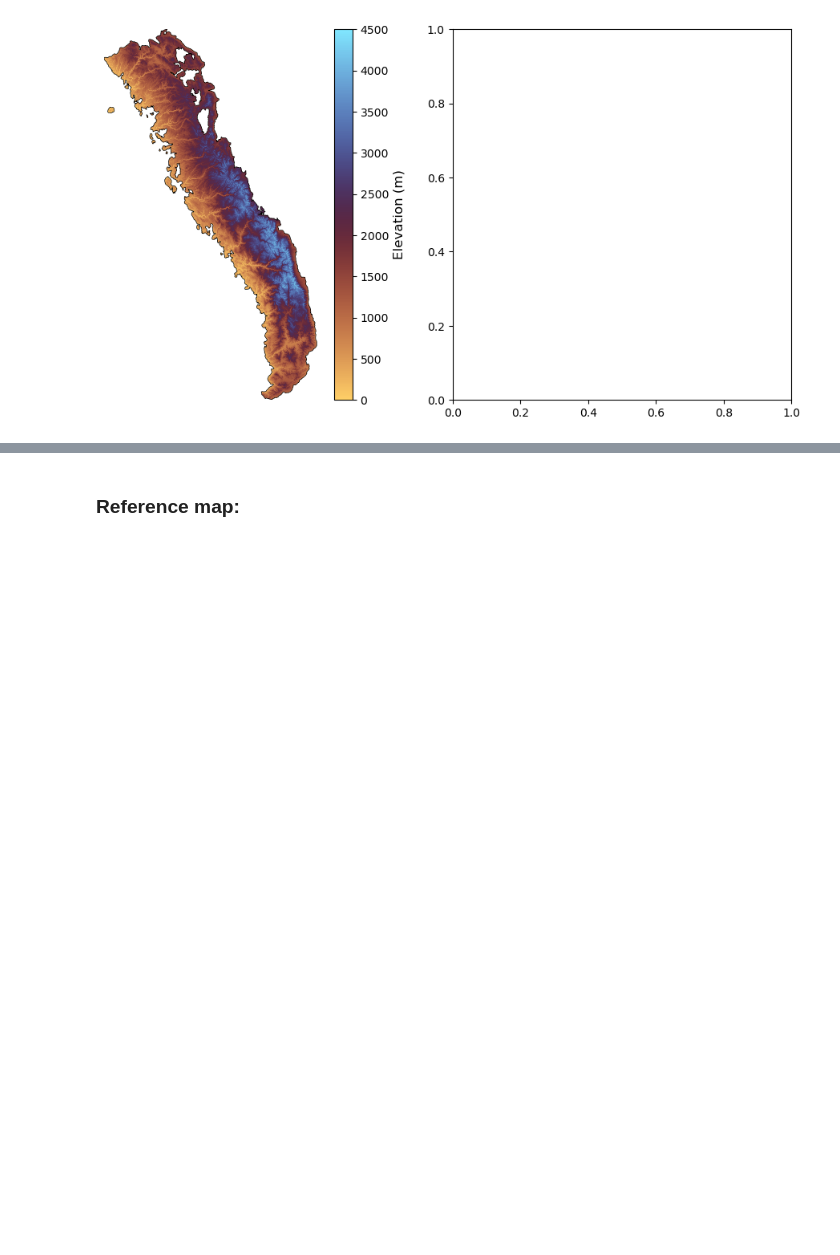
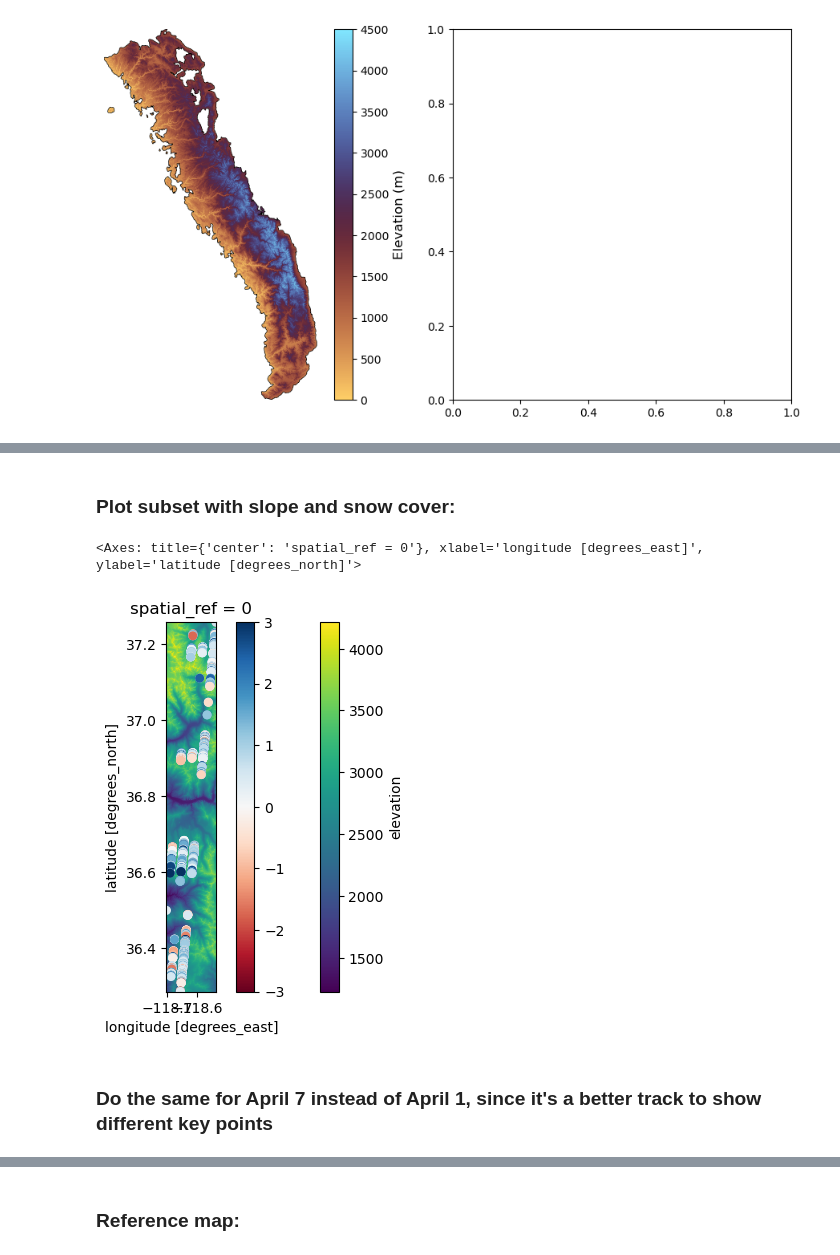
Before and after one commit to bessoh2/analog_snowmapping, a Jupyter notebook: notebooks/figure_making/site_fig.ipynb, the cells around one changed output, grey strips where cells are left out. Saved outputs shown, nothing was run; the diff lists cells and outputs as text; code cells hidden in the pictures; blank space fills up the shorter version.

Commit message:
worked on slope maps for fig 1

```diff
--- a/notebooks/figure_making/site_fig.ipynb
+++ b/notebooks/figure_making/site_fig.ipynb
@@ -134,0 +170,31 @@ cbar.set_label('Elevation (m)', size=12)
+# %%
+highlight_dates = ['2019-03-16','2020-04-11','2021-04-01']
+# %%
+highlight_index = 2
+
+min_x = atl06sr_gdf_snowy[(atl06sr_gdf_snowy['acqdate_dt']==highlight_dates[highlight_index]) & (atl06sr_gdf_snowy['n']>100)].geometry.x.min()
+min_y = atl06sr_gdf_snowy[(atl06sr_gdf_snowy['acqdate_dt']==highlight_dates[highlight_index]) & (atl06sr_gdf_snowy['n']>100)].geometry.y.min()
+max_x = atl06sr_gdf_snowy[(atl06sr_gdf_snowy['acqdate_dt']==highlight_dates[highlight_index]) & (atl06sr_gdf_snowy['n']>100)].geometry.x.max()
+max_y = atl06sr_gdf_snowy[(atl06sr_gdf_snowy['acqdate_dt']==highlight_dates[highlight_index]) & (atl06sr_gdf_snowy['n']>100)].geometry.y.max()
+
+region = [  {"lon": min_x, "lat": min_y},
+            {"lon": max_x, "lat": min_y},
+            {"lon": max_x, "lat": max_y},
+            {"lon": min_x, "lat": max_y},
+            {"lon": min_x, "lat": min_y}  ]
+
+region_lon = [e["lon"] for e in region]
+region_lat = [e["lat"] for e in region]
+# %%
+subset_bbox = (min_x, min_y, max_x, max_y)
+# %%
+subset_dem_10 = py3dep.get_map("DEM", subset_bbox, resolution=10, geo_crs=4326, crs=4326)
+# %% [markdown]
+### Plot subset with slope and snow cover:
+# %%
+fig, ax =plt.subplots()
+subset_dem_10.plot(ax=ax)
+atl06sr_gdf_snowy[atl06sr_gdf_snowy['acqdate_dt']==highlight_dates[2]].plot(ax=ax, column='icesat2_3dep_dif',markersize=30, cmap='RdBu', legend=True, vmin=-3, vmax=3) # , edgecolor='k', linewidth=0.1
+# %% [output]
+<Axes: title={'center': 'spatial_ref = 0'}, xlabel='longitude [degrees_east]', ylabel='latitude [degrees_north]'>
+[figure, added]
@@ -134,0 +203,2 @@ cbar.set_label('Elevation (m)', size=12)
+# %% [markdown]
+### Do the same for April 7 instead of April 1, since it's a better track to show different key points
```
Also changed, not shown: parts of 27 cells of this notebook, 25 other files.
